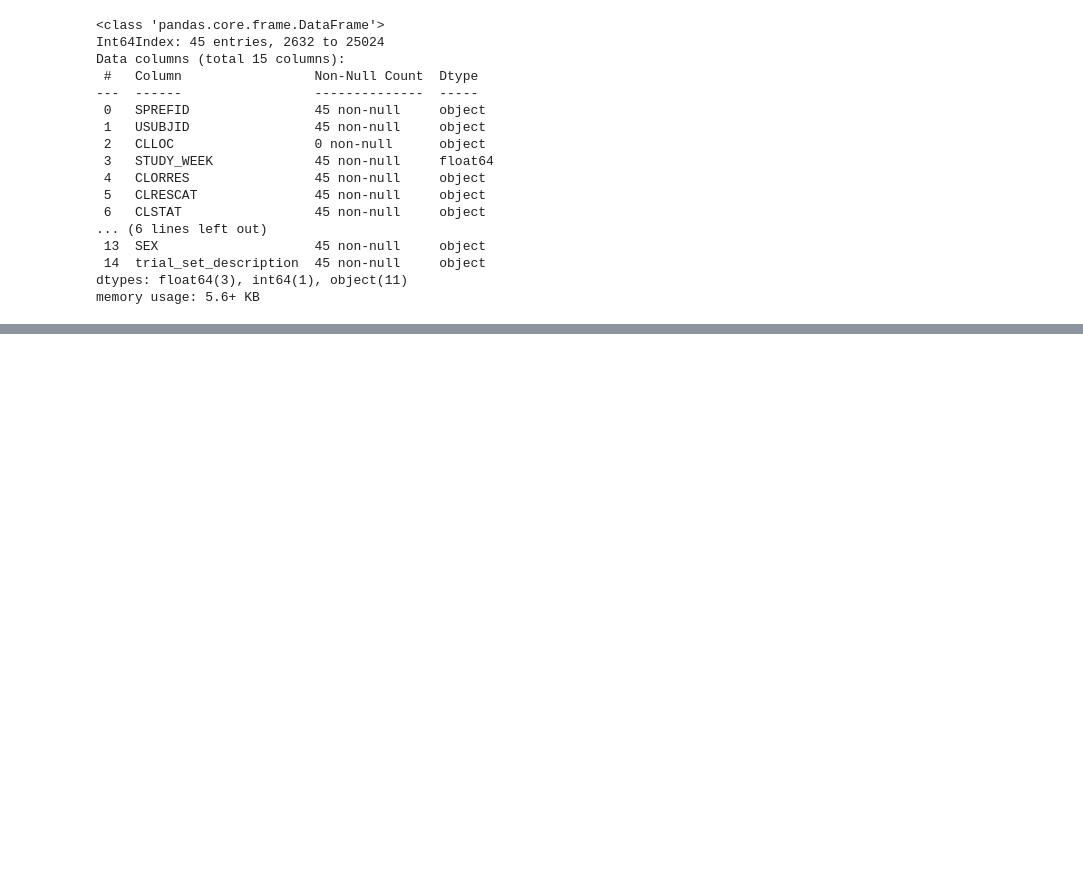
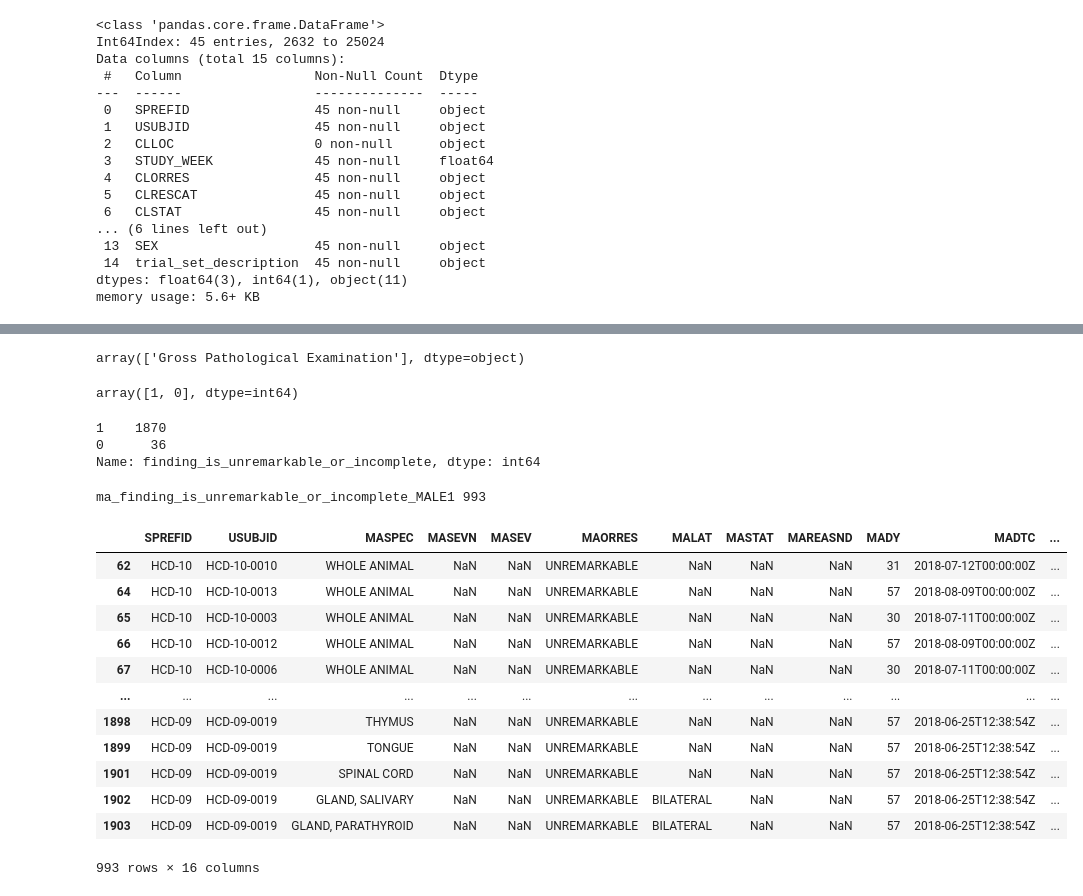
Before and after one commit to Alhag-Ali/Data_Challenges, a Jupyter notebook: project.ipynb, the cells around one changed output, grey strips where cells are left out. Saved outputs shown, nothing was run; the diff lists cells and outputs as text; code cells hidden in the pictures; blank space fills up the shorter version.

```diff
--- a/project.ipynb
+++ b/project.ipynb
@@ -846,0 +952,36 @@ lb_LBCAT_GROUP_CLINICAL_CHEMISTRY = lb["LBCAT"].unique()
+# %%
+ma_MATEST_GROUP = ma["MATEST"].unique()
+ma_MATEST_GROUP
+# %% [output]
+array(['Gross Pathological Examination'], dtype=object)
+# %%
+ma_finding_is_unremarkable_or_incomplete = ma["finding_is_unremarkable_or_incomplete"].unique()
+ma_finding_is_unremarkable_or_incomplete
+# %% [output]
+array([1, 0], dtype=int64)
+# %%
+ma_finding_is_unremarkable_or_incomplete = ma["finding_is_unremarkable_or_incomplete"].value_counts()
+ma_finding_is_unremarkable_or_incomplete
+# %% [output]
+1    1870
+0      36
+Name: finding_is_unremarkable_or_incomplete, dtype: int64
+# %%
+ma_finding_is_unremarkable_or_incomplete_MALE1 = ma[(ma["finding_is_unremarkable_or_incomplete"] == 1) & (ma["SEX"] == "M")]
+print("ma_finding_is_unremarkable_or_incomplete_MALE1", ma_finding_is_unremarkable_or_incomplete_MALE1.shape[0])
+ma_finding_is_unremarkable_or_incomplete_MALE1
+# %% [output]
+ma_finding_is_unremarkable_or_incomplete_MALE1 993
+|  | SPREFID | USUBJID | MASPEC | MASEVN | MASEV | MAORRES | MALAT | MASTAT | MAREASND | MADY | MADTC | ... |
+| 62 | HCD-10 | HCD-10-0010 | WHOLE ANIMAL | NaN | NaN | UNREMARKABLE | NaN | NaN | NaN | 31 | 2018-07-12T00:00:00Z | ... |
+| 64 | HCD-10 | HCD-10-0013 | WHOLE ANIMAL | NaN | NaN | UNREMARKABLE | NaN | NaN | NaN | 57 | 2018-08-09T00:00:00Z | ... |
+| 65 | HCD-10 | HCD-10-0003 | WHOLE ANIMAL | NaN | NaN | UNREMARKABLE | NaN | NaN | NaN | 30 | 2018-07-11T00:00:00Z | ... |
+| 66 | HCD-10 | HCD-10-0012 | WHOLE ANIMAL | NaN | NaN | UNREMARKABLE | NaN | NaN | NaN | 57 | 2018-08-09T00:00:00Z | ... |
+| 67 | HCD-10 | HCD-10-0006 | WHOLE ANIMAL | NaN | NaN | UNREMARKABLE | NaN | NaN | NaN | 30 | 2018-07-11T00:00:00Z | ... |
+| ... | ... | ... | ... | ... | ... | ... | ... | ... | ... | ... | ... | ... |
+| 1898 | HCD-09 | HCD-09-0019 | THYMUS | NaN | NaN | UNREMARKABLE | NaN | NaN | NaN | 57 | 2018-06-25T12:38:54Z | ... |
+| 1899 | HCD-09 | HCD-09-0019 | TONGUE | NaN | NaN | UNREMARKABLE | NaN | NaN | NaN | 57 | 2018-06-25T12:38:54Z | ... |
+| 1901 | HCD-09 | HCD-09-0019 | SPINAL CORD | NaN | NaN | UNREMARKABLE | NaN | NaN | NaN | 57 | 2018-06-25T12:38:54Z | ... |
+| 1902 | HCD-09 | HCD-09-0019 | GLAND, SALIVARY | NaN | NaN | UNREMARKABLE | BILATERAL | NaN | NaN | 57 | 2018-06-25T12:38:54Z | ... |
+| 1903 | HCD-09 | HCD-09-0019 | GLAND, PARATHYROID | NaN | NaN | UNREMARKABLE | BILATERAL | NaN | NaN | 57 | 2018-06-25T12:38:54Z | ... |
+993 rows × 16 columns
```
Also changed, not shown: parts of 48 cells of this notebook.
